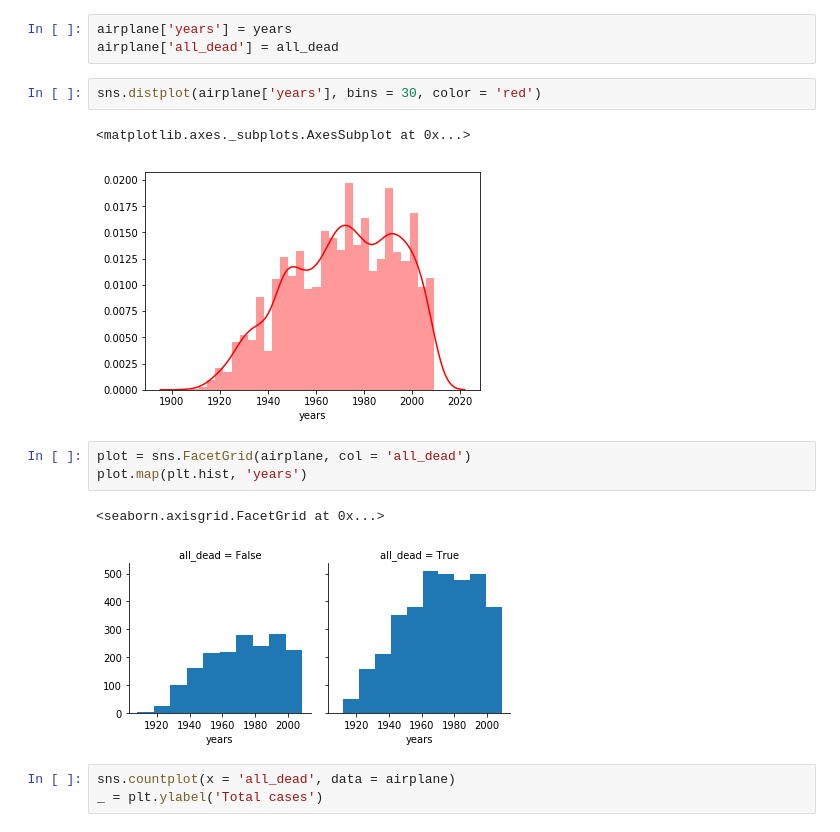
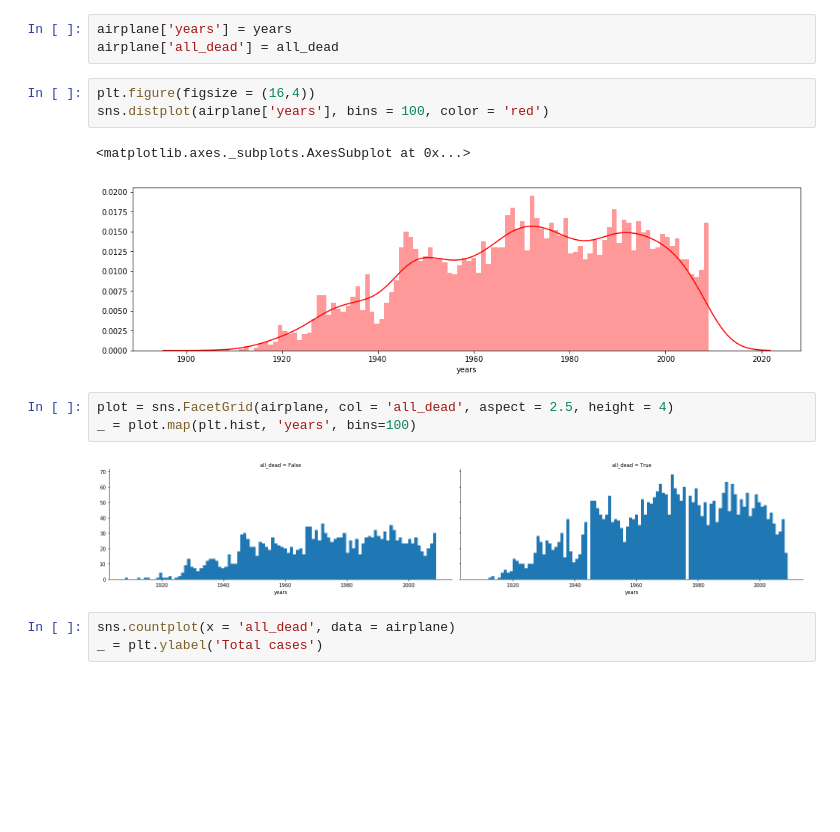
Before and after one commit to architkhatri98/Machine-Learning, a Jupyter notebook: Data Visualization/Airplane-Crash-Data-Analysis/Airplane_Crash_Analysis.ipynb, the cells around one changed output. Cells and saved outputs as stored; diff of their text form; blank space fills up the shorter version.

```diff
--- a/Data Visualization/Airplane-Crash-Data-Analysis/Airplane_Crash_Analysis.ipynb
+++ b/Data Visualization/Airplane-Crash-Data-Analysis/Airplane_Crash_Analysis.ipynb
@@ -84,16 +85,16 @@ Text(0,0.5,'Total Crashes')
 airplane['years'] = years
 airplane['all_dead'] = all_dead
 # %%
-sns.distplot(airplane['years'], bins = 30, color = 'red')
+plt.figure(figsize = (16,4))
+sns.distplot(airplane['years'], bins = 100, color = 'red')
 # %% [output]
 <matplotlib.axes._subplots.AxesSubplot at 0x...>
-[figure, old version]
+[figure, new version]
 # %%
-plot = sns.FacetGrid(airplane, col = 'all_dead')
-plot.map(plt.hist, 'years')
+plot = sns.FacetGrid(airplane, col = 'all_dead', aspect = 2.5, height = 4)
+_ = plot.map(plt.hist, 'years', bins=100)
 # %% [output]
-<seaborn.axisgrid.FacetGrid at 0x...>
-[figure, old version]
+[figure, new version]
 # %%
 sns.countplot(x = 'all_dead', data = airplane)
 _ = plt.ylabel('Total cases')
```
Also changed, not shown: parts of 4 cells of this notebook.
